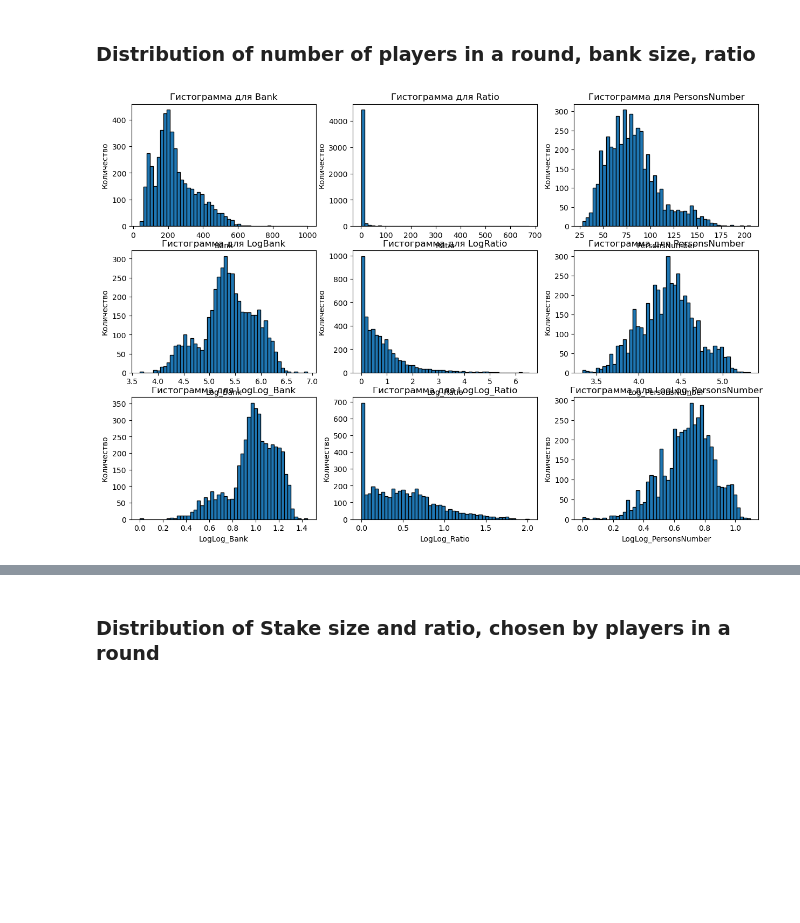
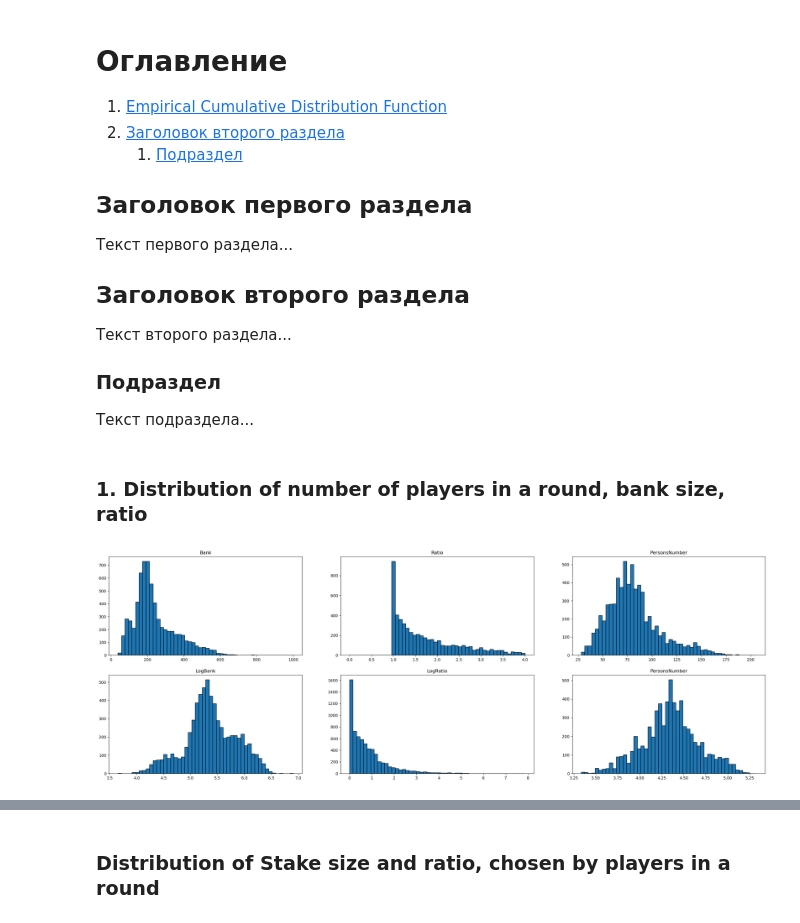
Before and after one commit to koba4444/csfail_crash_investigation, a Jupyter notebook: investigate.ipynb, the cells around one changed output, grey strips where cells are left out. Cells and saved outputs as stored; diff of their text form; code cells hidden in the pictures; blank space fills up the shorter version.

```diff
--- a/investigate.ipynb
+++ b/investigate.ipynb
@@ -1,3 +1,20 @@
+# %% [markdown]
+# Оглавление <a id='beginning'></a>
+1. [Empirical Cumulative Distribution Function](#section1)
+2. [Заголовок второго раздела](#section2)
+    1. [Подраздел](#subsection1)
+
+## Заголовок первого раздела <a id='section5'></a>
+
+Текст первого раздела...
+
+## Заголовок второго раздела <a id='section2'></a>
+
+Текст второго раздела...
+
+### Подраздел <a id='subsection1'></a>
+
+Текст подраздела...
 # %%
 import pandas as pd
 import time
@@ -5,7 +22,7 @@ import datetime
 import matplotlib_inline
 import pickle
 # %% [markdown]
-### Distribution of number of players in a round, bank size, ratio
+### 1. Distribution of number of players in a round, bank size, ratio
 # %%
 import matplotlib.pyplot as plt
 import math
@@ -22,64 +39,53 @@ min_log_personsnumber = history["Log_PersonsNumber"].min()
 
 history["LogLog_Bank"] = history["Log_Bank"].apply(lambda x: math.log(x-min_log_bank+1))
 history["LogLog_Ratio"] = history["Log_Ratio"].apply(lambda x: math.log(x-min_log_ratio+1))
 history["LogLog_PersonsNumber"] = history["Log_PersonsNumber"].apply(lambda x: math.log(x - min_log_personsnumber+1))
 
 
 """
 min_log_stake = rounds["Log_Stake"].min()
 min_log_ratio = rounds["Log_Ratio"].min()
 rounds["LogLog_Stake"] = rounds["Log_Stake"].apply(lambda x: math.log(x-min_log_stake+1))
 rounds["LogLog_Ratio"] = rounds["Log_Ratio"].apply(lambda x: math.log(x-min_log_ratio+1))
 print(rounds.describe())
 """
 
-fig, axs = plt.subplots(3, 3, figsize=(15, 10))
+fig, axs = plt.subplots(2, 3, figsize=(30, 10))
 
 axs[0, 0].hist(history['Bank'], bins=50, edgecolor='black')  # 'bins' - это количество столбцов в гистограмме
-axs[0, 0].set_title('Гистограмма для Bank')
-axs[0, 0].set_xlabel('Bank')
-axs[0, 0].set_ylabel('Количество')
+axs[0, 0].set_title('Bank')
+#axs[0, 0].set_xlabel('Bank')
+#axs[0, 0].set_ylabel('Samples')
 
-axs[0, 1].hist(history['Ratio'], bins=50, edgecolor='black')
-axs[0, 1].set_title('Гистограмма для Ratio')
-axs[0, 1].set_xlabel('Ratio')
-axs[0, 1].set_ylabel('Количество')
+axs[0, 1].hist(history['Ratio'], bins=50, edgecolor='black', range=(0, 4))
+axs[0, 1].set_title('Ratio')
+
+#axs[0, 1].set_xlabel('Ratio')
+#axs[0, 1].set_ylabel('Samples')
 
 axs[0, 2].hist(history['PersonsNumber'], bins=50, edgecolor='black')
-axs[0, 2].set_title('Гистограмма для PersonsNumber')
-axs[0, 2].set_xlabel('PersonsNumber')
-axs[0, 2].set_ylabel('Количество')
+axs[0, 2].set_title('PersonsNumber')
+#axs[0, 2].set_xlabel('PersonsNumber')
+#axs[0, 2].set_ylabel('Samples')
 
 axs[1, 0].hist(history['Log_Bank'], bins=50, edgecolor='black')  # 'bins' - это количество столбцов в гистограмме
-axs[1, 0].set_title('Гистограмма для LogBank')
-axs[1, 0].set_xlabel('Log_Bank')
-axs[1, 0].set_ylabel('Количество')
-
+axs[1, 0].set_title('LogBank')
+#axs[1, 0].set_xlabel('Log_Bank')
+#axs[1, 0].set_ylabel('Samples')
+#
 axs[1, 1].hist(history['Log_Ratio'], bins=50, edgecolor='black')
-axs[1, 1].set_title('Гистограмма для LogRatio')
-axs[1, 1].set_xlabel('Log_Ratio')
-axs[1, 1].set_ylabel('Количество')
+axs[1, 1].set_title('LogRatio')
+#axs[1, 1].set_xlabel('Log_Ratio')
+#axs[1, 1].set_ylabel('Samples')
 
 axs[1, 2].hist(history['Log_PersonsNumber'], bins=50, edgecolor='black')
-axs[1, 2].set_title('Гистограмма для PersonsNumber')
-axs[1, 2].set_xlabel('Log_PersonsNumber')
-axs[1, 2].set_ylabel('Количество')
+axs[1, 2].set_title('PersonsNumber')
+#axs[1, 2].set_xlabel('Log_PersonsNumber')
+#axs[1, 2].set_ylabel('Samples')
 
-axs[2, 0].hist(history['LogLog_Bank'], bins=50, edgecolor='black')  # 'bins' - это количество столбцов в гистограмме
-axs[2, 0].set_title('Гистограмма для LogLog_Bank')
-axs[2, 0].set_xlabel('LogLog_Bank')
-axs[2, 0].set_ylabel('Количество')
 
-axs[2, 1].hist(history['LogLog_Ratio'], bins=50, edgecolor='black')
-axs[2, 1].set_title('Гистограмма для LogLog_Ratio')
-axs[2, 1].set_xlabel('LogLog_Ratio')
-axs[2, 1].set_ylabel('Количество')
 
-axs[2, 2].hist(history['LogLog_PersonsNumber'], bins=50, edgecolor='black')
-axs[2, 2].set_title('Гистограмма для LogLog_PersonsNumber')
-axs[2, 2].set_xlabel('LogLog_PersonsNumber')
-axs[2, 2].set_ylabel('Количество')
 
 plt.show()
 # %% [output]
-[figure, old version]
+[figure, new version]
```
Also changed, not shown: parts of 5 cells of this notebook, 2 other files.
